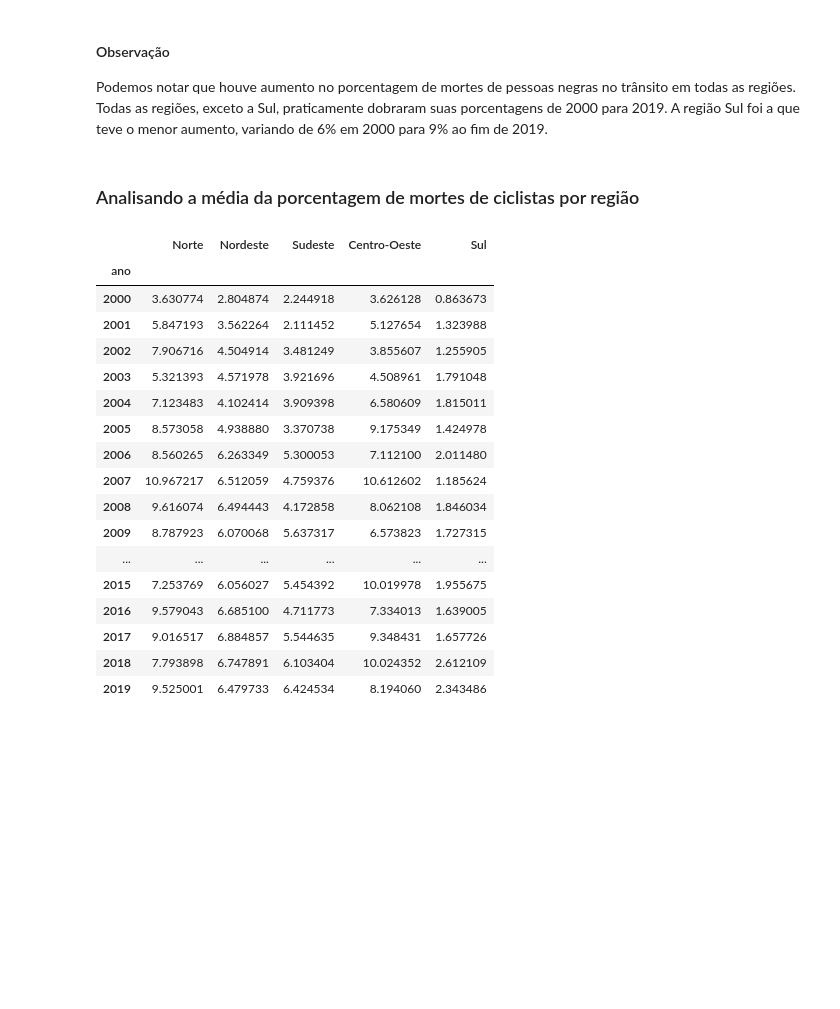
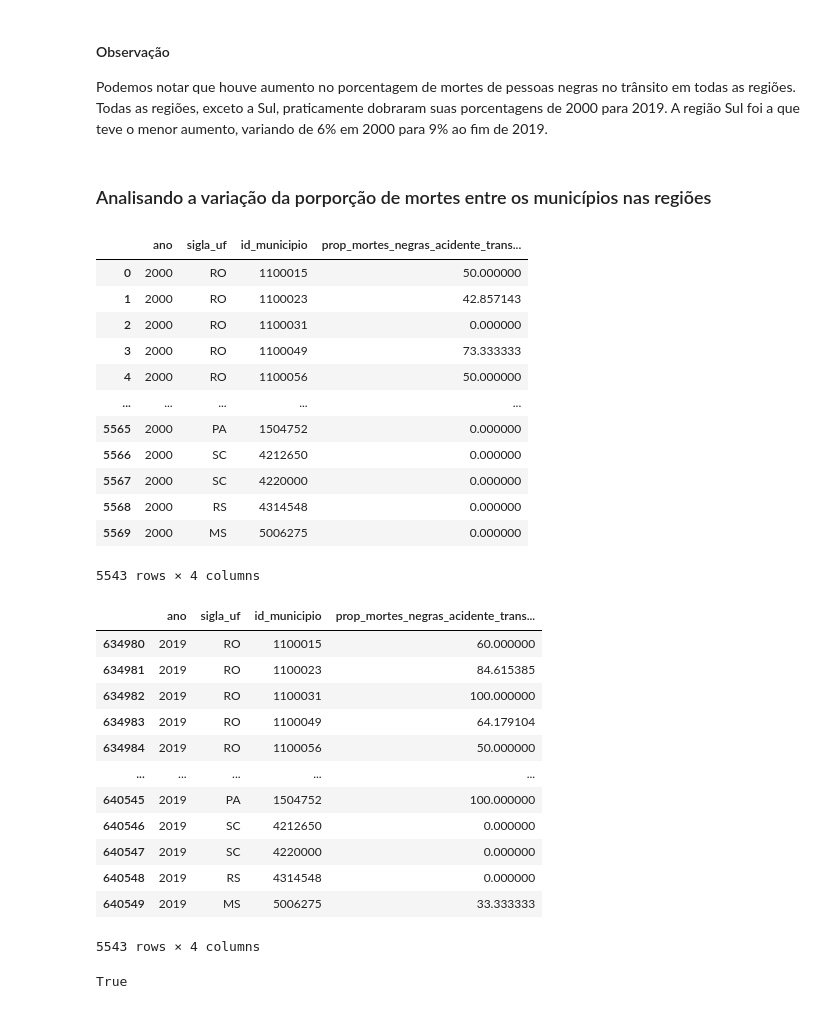
Before and after one commit to saulorcj/tarefas-analytica, a Jupyter notebook: A2/tratamento_dados_3.ipynb, the cells around one changed output. Drawn from its saved outputs; the diff is of its cells as text; code cells hidden in the pictures; blank space fills up the shorter version.

```diff
--- a/A2/tratamento_dados_3.ipynb
+++ b/A2/tratamento_dados_3.ipynb
@@ -61,3 +62,7 @@ array(['RO', 'AC', 'AM', 'RR', 'PA', 'AP', 'TO', 'MA', 'PI', 'CE', 'RN',
+# %%
+dataset = dataset[dataset["indicador"] == "Total"]
+# %%
+dataset = dataset.drop(["indicador"], axis=1)
 # %%
 # HashMap de estados por região
 regioes = {"Norte": {"PA", "RR", "AP", "AM", "TO", "RO", "AC", "MA"},
@@ -122,32 +127,42 @@ plt.show()
 #### Observação
 Podemos notar que houve aumento no porcentagem de mortes de pessoas negras no trânsito em todas as regiões. Todas as regiões, exceto a Sul, praticamente dobraram suas porcentagens de 2000 para 2019. A região Sul foi a que teve o menor aumento, variando de 6% em 2000 para 9% ao fim de 2019.
 # %% [markdown]
-### Analisando a média da porcentagem de mortes de ciclistas por região
+### Analisando a variação da porporção de mortes entre os municípios nas regiões
-# %%
-medias_regiao = [get_media_prop_by_regiao(regiao, "Ciclistas", ano)
-                 for ano in periodo
-                 for regiao in regioes]
-
-df2 = pd.DataFrame(np.array(medias_regiao).reshape(20, 5),
-                   index=periodo, columns=regioes)
-df2.index.name, df1.columns.name = "ano", "regiões"
-df2
-# %% [output]
-|  | Norte | Nordeste | Sudeste | Centro-Oeste | Sul |
-| ano |  |  |  |  |  |
-| 2000 | 3.630774 | 2.804874 | 2.244918 | 3.626128 | 0.863673 |
-| 2001 | 5.847193 | 3.562264 | 2.111452 | 5.127654 | 1.323988 |
-| 2002 | 7.906716 | 4.504914 | 3.481249 | 3.855607 | 1.255905 |
-| 2003 | 5.321393 | 4.571978 | 3.921696 | 4.508961 | 1.791048 |
-| 2004 | 7.123483 | 4.102414 | 3.909398 | 6.580609 | 1.815011 |
-| 2005 | 8.573058 | 4.938880 | 3.370738 | 9.175349 | 1.424978 |
-| 2006 | 8.560265 | 6.263349 | 5.300053 | 7.112100 | 2.011480 |
-| 2007 | 10.967217 | 6.512059 | 4.759376 | 10.612602 | 1.185624 |
-| 2008 | 9.616074 | 6.494443 | 4.172858 | 8.062108 | 1.846034 |
-| 2009 | 8.787923 | 6.070068 | 5.637317 | 6.573823 | 1.727315 |
-| ... | ... | ... | ... | ... | ... |
-| 2015 | 7.253769 | 6.056027 | 5.454392 | 10.019978 | 1.955675 |
-| 2016 | 9.579043 | 6.685100 | 4.711773 | 7.334013 | 1.639005 |
-| 2017 | 9.016517 | 6.884857 | 5.544635 | 9.348431 | 1.657726 |
-| 2018 | 7.793898 | 6.747891 | 6.103404 | 10.024352 | 2.612109 |
-| 2019 | 9.525001 | 6.479733 | 6.424534 | 8.194060 | 2.343486 |
+# %%
+df_prop_2000 = dataset[dataset["ano"] == 2000]
+df_prop_2000
+# %% [output]
+|  | ano | sigla_uf | id_municipio | prop_mortes_negras_acidente_trans... |
+| 0 | 2000 | RO | 1100015 | 50.000000 |
+| 1 | 2000 | RO | 1100023 | 42.857143 |
+| 2 | 2000 | RO | 1100031 | 0.000000 |
+| 3 | 2000 | RO | 1100049 | 73.333333 |
+| 4 | 2000 | RO | 1100056 | 50.000000 |
+| ... | ... | ... | ... | ... |
+| 5565 | 2000 | PA | 1504752 | 0.000000 |
+| 5566 | 2000 | SC | 4212650 | 0.000000 |
+| 5567 | 2000 | SC | 4220000 | 0.000000 |
+| 5568 | 2000 | RS | 4314548 | 0.000000 |
+| 5569 | 2000 | MS | 5006275 | 0.000000 |
+5543 rows × 4 columns
+# %%
+df_prop_2019 = dataset[dataset["ano"] == 2019]
+df_prop_2019
+# %% [output]
+|  | ano | sigla_uf | id_municipio | prop_mortes_negras_acidente_trans... |
+| 634980 | 2019 | RO | 1100015 | 60.000000 |
+| 634981 | 2019 | RO | 1100023 | 84.615385 |
+| 634982 | 2019 | RO | 1100031 | 100.000000 |
+| 634983 | 2019 | RO | 1100049 | 64.179104 |
+| 634984 | 2019 | RO | 1100056 | 50.000000 |
+| ... | ... | ... | ... | ... |
+| 640545 | 2019 | PA | 1504752 | 100.000000 |
+| 640546 | 2019 | SC | 4212650 | 0.000000 |
+| 640547 | 2019 | SC | 4220000 | 0.000000 |
+| 640548 | 2019 | RS | 4314548 | 0.000000 |
+| 640549 | 2019 | MS | 5006275 | 33.333333 |
+5543 rows × 4 columns
+# %%
+len(df_prop_2019) == len(df_prop_2000)
+# %% [output]
+True
```
Also changed, not shown: parts of 20 cells of this notebook, 1 other file.
